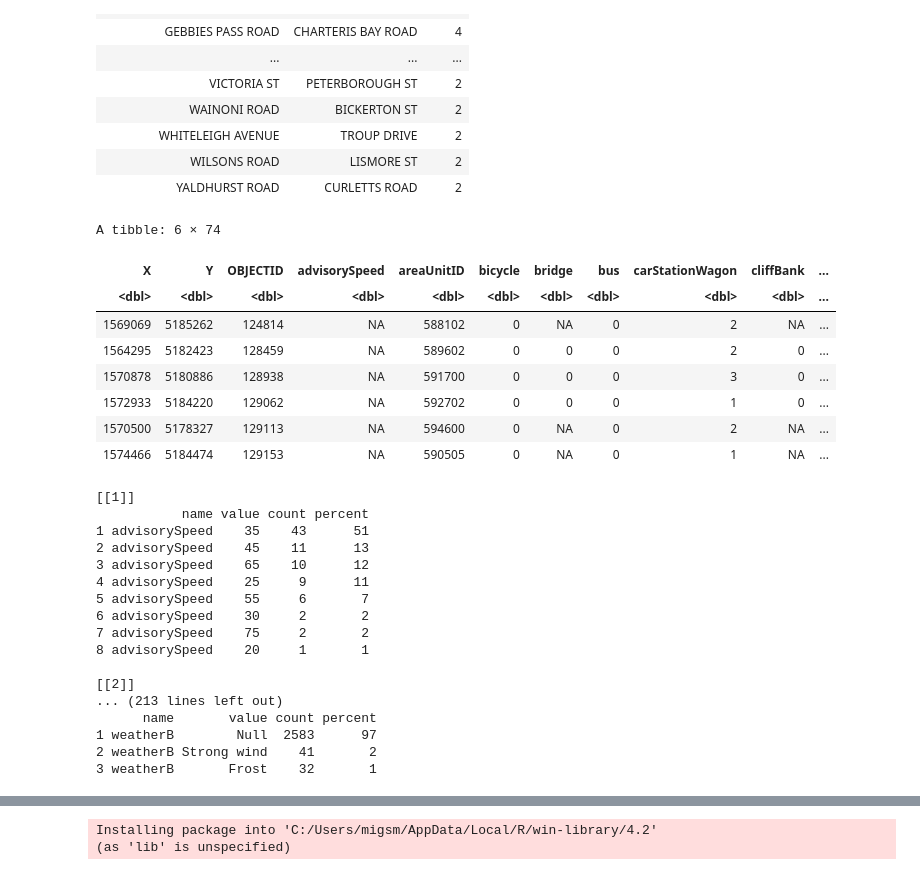
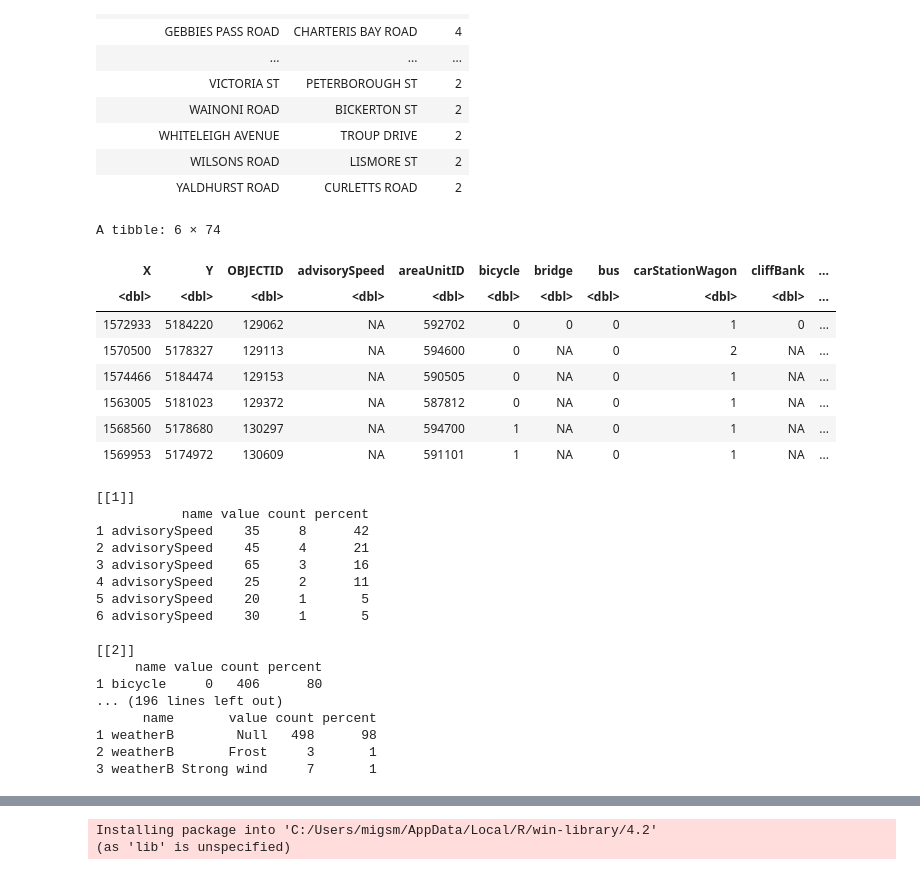
Before and after one commit to zelta1990/DATA422-Group-Project, a Jupyter notebook: group_project.ipynb, the cells around one changed output, grey strips where cells are left out. Cells and saved outputs as stored; diff of their text form; code cells hidden in the pictures.

Commit message:
Include filter for crash severity in target_df

```diff
--- a/group_project.ipynb
+++ b/group_project.ipynb
@@ -129,20 +129,21 @@ A spec_tbl_df: 207 × 3
 # %%
 #Join count_all_year_df with original crash_df to return details for locations that had repeated accidents
 target_df <- inner_join(crash_df, count_all_year_df %>%
                 select(-3), by = c('crashLocation1', 'crashLocation2')) %>%
+                filter(crashSeverity == "Serious Crash" | crashSeverity == "Fatal Crash" ) %>%
                 mutate(lat = get_lat_lon(X,Y)$lat, lon=get_lat_lon(X,Y)$lon)
 
 target_df %>% head()
 # %% [output]
 A tibble: 6 × 74
 | X | Y | OBJECTID | advisorySpeed | areaUnitID | bicycle | bridge | bus | carStationWagon | cliffBank | ... |
 | <dbl> | <dbl> | <dbl> | <dbl> | <dbl> | <dbl> | <dbl> | <dbl> | <dbl> | <dbl> | ... |
-| 1569069 | 5185262 | 124814 | NA | 588102 | 0 | NA | 0 | 2 | NA | ... |
-| 1564295 | 5182423 | 128459 | NA | 589602 | 0 | 0 | 0 | 2 | 0 | ... |
-| 1570878 | 5180886 | 128938 | NA | 591700 | 0 | 0 | 0 | 3 | 0 | ... |
 | 1572933 | 5184220 | 129062 | NA | 592702 | 0 | 0 | 0 | 1 | 0 | ... |
 | 1570500 | 5178327 | 129113 | NA | 594600 | 0 | NA | 0 | 2 | NA | ... |
 | 1574466 | 5184474 | 129153 | NA | 590505 | 0 | NA | 0 | 1 | NA | ... |
+| 1563005 | 5181023 | 129372 | NA | 587812 | 0 | NA | 0 | 1 | NA | ... |
+| 1568560 | 5178680 | 130297 | NA | 594700 | 1 | NA | 0 | 1 | NA | ... |
+| 1569953 | 5174972 | 130609 | NA | 591101 | 1 | NA | 0 | 1 | NA | ... |
 # %%
 #Calculate frequency for factor columns
 col_freq_df <- target_df %>% select(-c(X,Y,OBJECTID, areaUnitID,crashFinancialYear,crashDirectionDescription,crashLocation1,crashLocation2,crashRoadSideRoad,crashSeverity,
@@ -168,21 +169,21 @@ all_columns
 # %% [output]
 [[1]]
            name value count percent
-1 advisorySpeed    35    43      51
-2 advisorySpeed    45    11      13
-3 advisorySpeed    65    10      12
-4 advisorySpeed    25     9      11
-5 advisorySpeed    55     6       7
-6 advisorySpeed    30     2       2
-7 advisorySpeed    75     2       2
-8 advisorySpeed    20     1       1
+1 advisorySpeed    35     8      42
+2 advisorySpeed    45     4      21
+3 advisorySpeed    65     3      16
+4 advisorySpeed    25     2      11
+5 advisorySpeed    20     1       5
+6 advisorySpeed    30     1       5
 
 [[2]]
-... (213 lines left out)
+     name value count percent
+1 bicycle     0   406      80
+... (196 lines left out)
       name       value count percent
-1 weatherB        Null  2583      97
-2 weatherB Strong wind    41       2
-3 weatherB       Frost    32       1
+1 weatherB        Null   498      98
+2 weatherB       Frost     3       1
+3 weatherB Strong wind     7       1
 # %%
 # Find number of changes to variables over 10 years. These will be the number of unique values for a specific variable for each crash location 1 and 2
 
```
Also changed, not shown: parts of 2 cells of this notebook.
